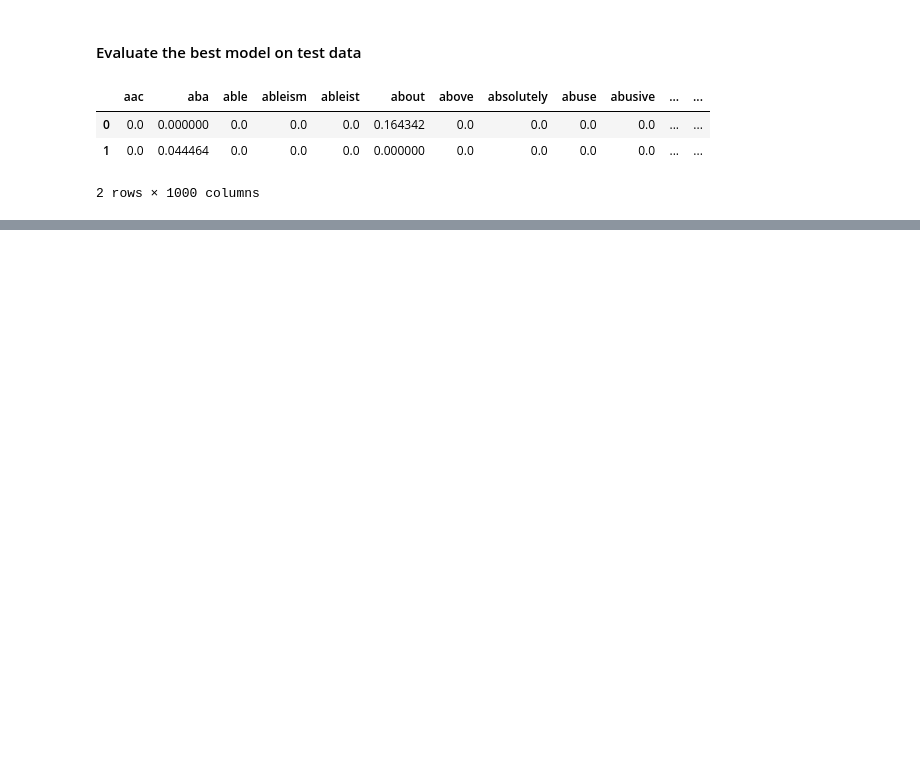
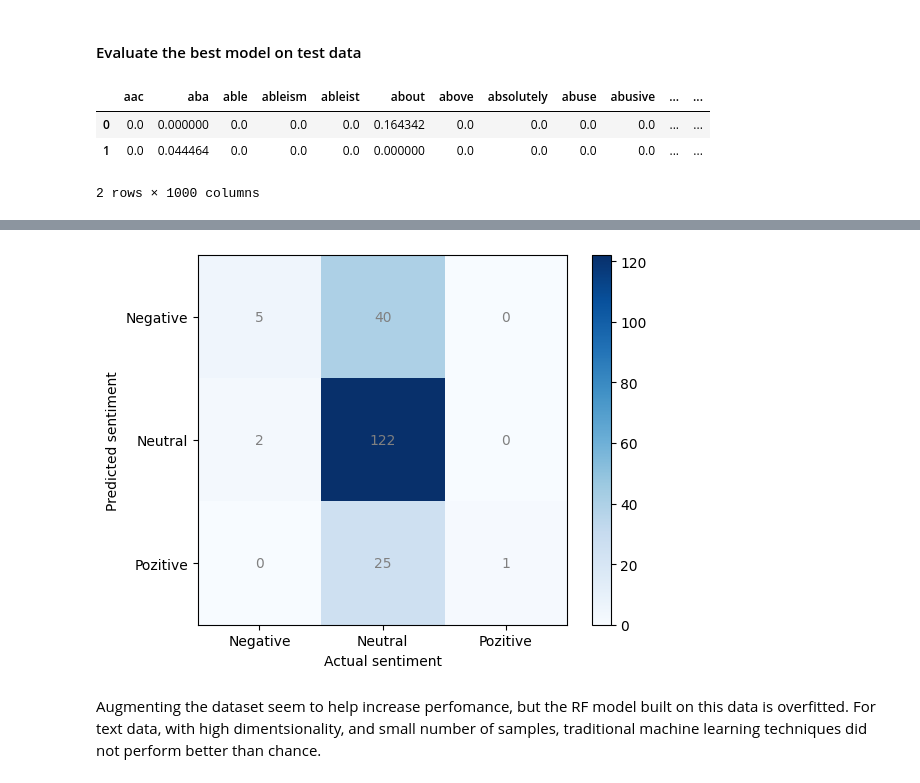
Before and after one commit to andrea-mar/BBK_MScDataScience2reddit_posts, a Jupyter notebook: sentiment_analysis_aba_posts.ipynb, the cells around one changed output, grey strips where cells are left out. Drawn from its saved outputs; the diff is of its cells as text; code cells hidden in the pictures; blank space fills up the shorter version.

```diff
--- a/sentiment_analysis_aba_posts.ipynb
+++ b/sentiment_analysis_aba_posts.ipynb
@@ -1795,0 +1929,19 @@ plt.show()
+# %%
+# performance on test dataset LR
+
+# compute predictions
+predicted_sentiments = best_lr_model.predict(vectorized_X_test)
+
+# compute evaluation metrics
+accuracy = accuracy_score(y_test_encoded, predicted_sentiments)
+precision = precision_score(y_test_encoded, predicted_sentiments, average='weighted')
+recall = recall_score(y_test_encoded, predicted_sentiments, average='weighted')
+f1 = f1_score(y_test_encoded, predicted_sentiments, average='weighted')
+conf_matrix = confusion_matrix(y_test_encoded, predicted_sentiments)
+
+# print metrics
+print(f'Accuracy: {accuracy}')
+print(f'Precision: {precision}')
+print(f'Recall: {recall}')
+print(f'F1 Score: {f1}')
+print(f'Confusion Matrix:\n{conf_matrix}')
@@ -1795,0 +1957,22 @@ plt.show()
+# %%
+# plot confusion matrix for test set
+plt.imshow(conf_matrix, interpolation="nearest", cmap=plt.cm.Blues)
+plt.colorbar()
+tick_marks = np.arange(len(sentiment_classes))
+plt.xticks(tick_marks, sentiment_classes)
+plt.yticks(tick_marks, sentiment_classes)
+plt.xlabel("Actual sentiment")
+plt.ylabel("Predicted sentiment")
+
+# display the values in each cell
+for i in range(len(sentiment_classes)):
+    for j in range(len(sentiment_classes)):
+        plt.text(j, i, str(conf_matrix[i, j]), ha='center', va='center', color='grey')
+plt.show()
+
+# the LR model predicted almost all posts to tbe negative
+# performance no better than chance F1 Score: 0.55
+# %% [output]
+[figure, added]
+# %% [markdown]
+Augmenting the dataset seem to help increase perfomance, but the RF model built on this data is overfitted. For text data, with high dimentsionality, and small number of samples, traditional machine learning techniques did not perform better than chance.
```
Also changed, not shown: parts of 24 cells of this notebook, 1 other file.
